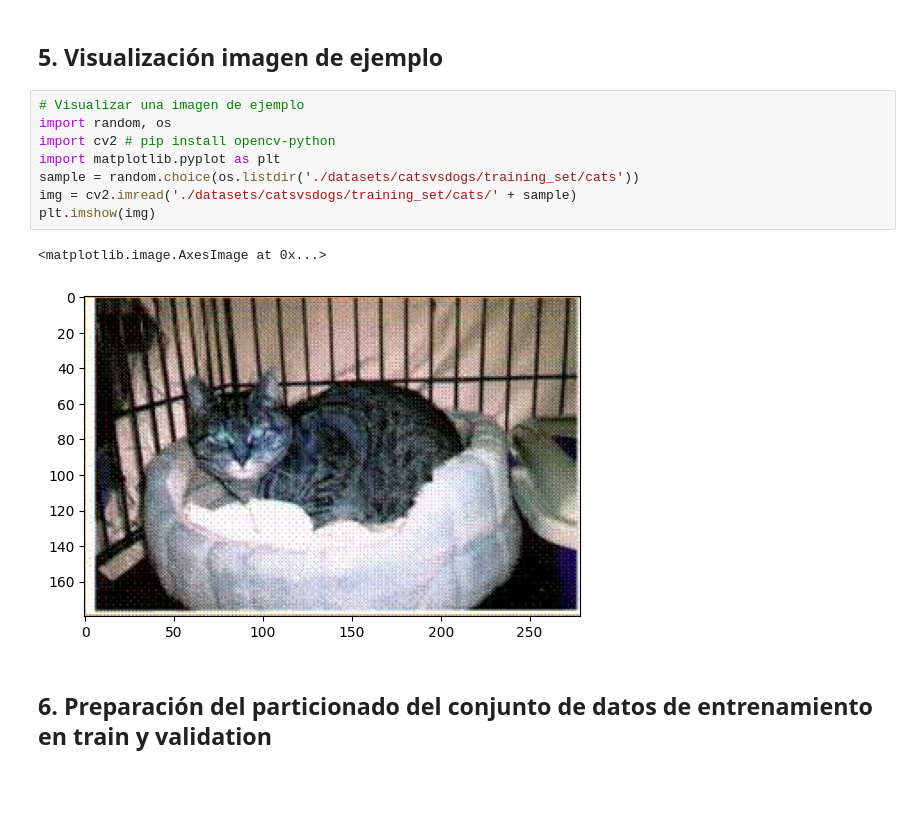
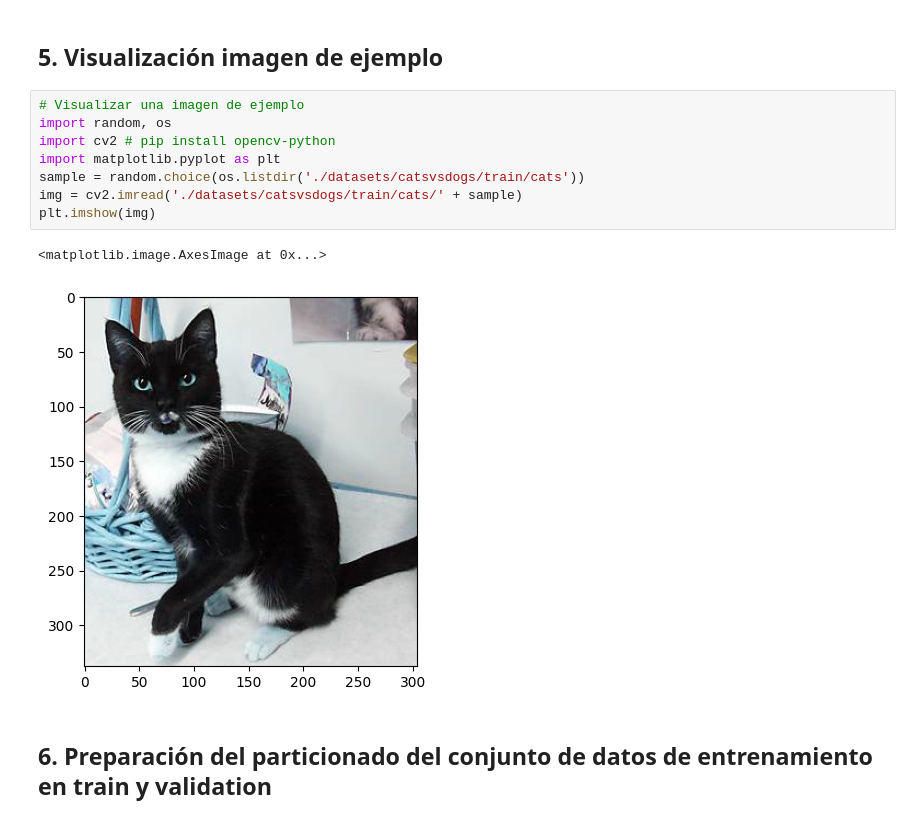
Before and after one commit to luiscargarcia/LCGE_CEIABD_IABD, a Jupyter notebook: SISTEMAS DE APRENDIZAJE AUTOMATICO/NOTEBOOKS DEL AULA/Redes Neuronales/02_C_RNA_Red Neuronal Convolucional_III.ipynb, the cells around one changed output. Saved outputs shown, nothing was run; the diff lists cells and outputs as text; blank space fills up the shorter version.

```diff
--- a/SISTEMAS DE APRENDIZAJE AUTOMATICO/NOTEBOOKS DEL AULA/Redes Neuronales/02_C_RNA_Red Neuronal Convolucional_III.ipynb
+++ b/SISTEMAS DE APRENDIZAJE AUTOMATICO/NOTEBOOKS DEL AULA/Redes Neuronales/02_C_RNA_Red Neuronal Convolucional_III.ipynb
@@ -89,14 +90,14 @@ plot_model(cnn_model, to_file='cnn_model.png', show_shapes=True, show_layer_name
 # %%
 # Visualizar una imagen de ejemplo
 import random, os
 import cv2 # pip install opencv-python
 import matplotlib.pyplot as plt
-sample = random.choice(os.listdir('./datasets/catsvsdogs/training_set/cats'))
-img = cv2.imread('./datasets/catsvsdogs/training_set/cats/' + sample)
+sample = random.choice(os.listdir('./datasets/catsvsdogs/train/cats'))
+img = cv2.imread('./datasets/catsvsdogs/train/cats/' + sample)
 plt.imshow(img)
 # %% [output]
 <matplotlib.image.AxesImage at 0x...>
-[figure, old version]
+[figure, new version]
 # %% [markdown]
 ## 6. Preparación del particionado del conjunto de datos de entrenamiento en train y validation
 # %% [markdown]
```
Also changed, not shown: parts of 7 cells of this notebook, 5 other files.
